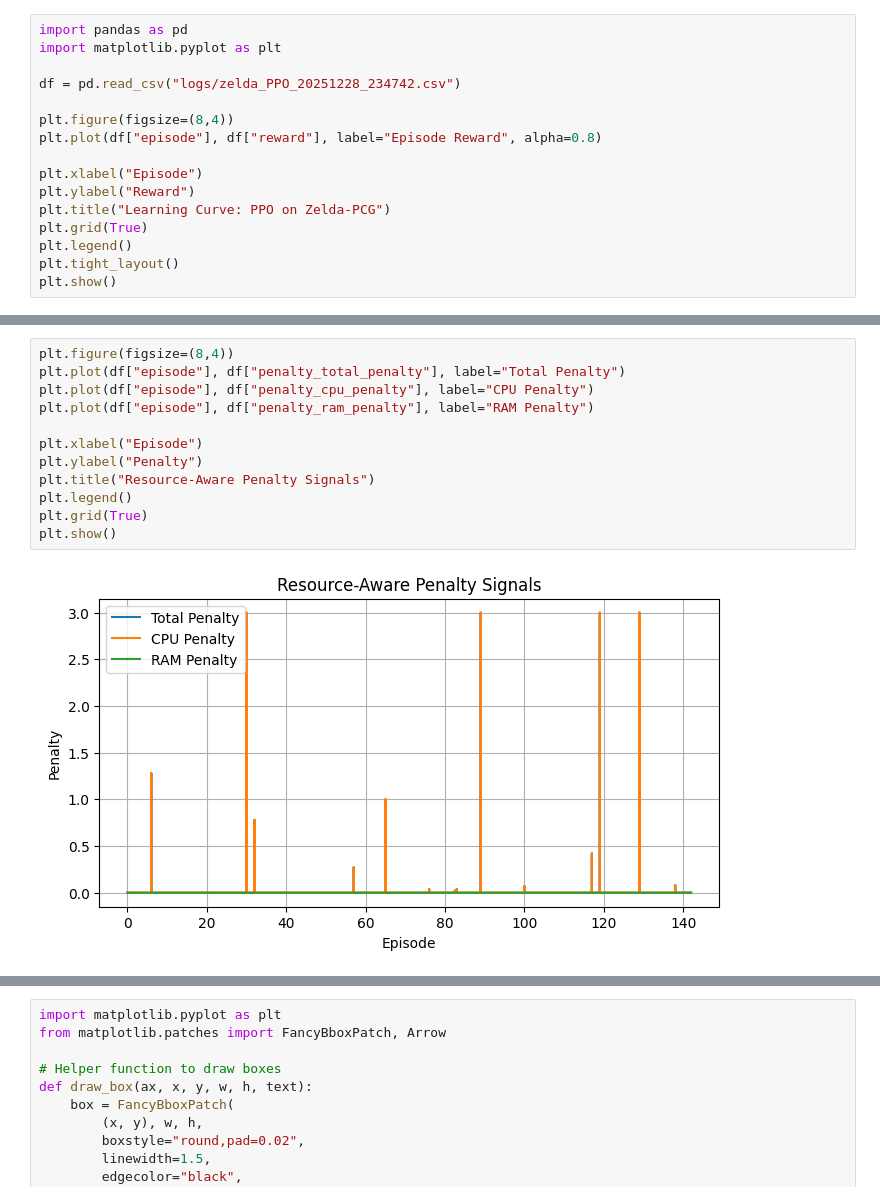
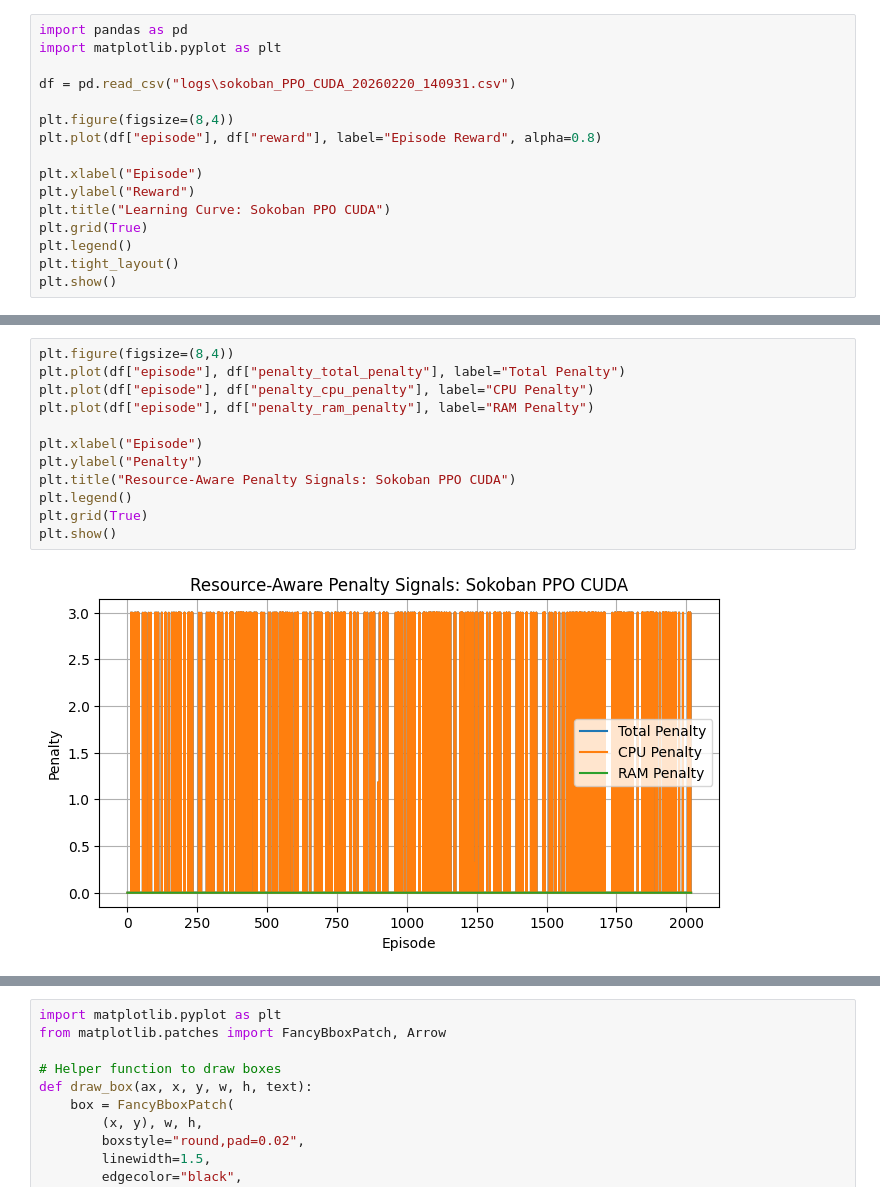
Before and after one commit to Red1-Rahman/RAPCG-MetaRL, a Jupyter notebook: graph.ipynb, the cells around one changed output, grey strips where cells are left out. Saved outputs shown, nothing was run; the diff lists cells and outputs as text.

```diff
--- a/graph.ipynb
+++ b/graph.ipynb
@@ -14,14 +14,14 @@ Index(['episode', 'step', 'reward', 'timestamp', 'cpu_percent', 'ram_percent',
 import pandas as pd
 import matplotlib.pyplot as plt
 
-df = pd.read_csv("logs/zelda_PPO_20251228_234742.csv")
+df = pd.read_csv("logs\sokoban_PPO_CUDA_20260220_140931.csv")
 
 plt.figure(figsize=(8,4))
 plt.plot(df["episode"], df["reward"], label="Episode Reward", alpha=0.8)
 
 plt.xlabel("Episode")
 plt.ylabel("Reward")
-plt.title("Learning Curve: PPO on Zelda-PCG")
+plt.title("Learning Curve: Sokoban PPO CUDA")
 plt.grid(True)
 plt.legend()
 plt.tight_layout()
@@ -60,17 +60,17 @@ plt.show()
 # %%
 plt.figure(figsize=(8,4))
 plt.plot(df["episode"], df["penalty_total_penalty"], label="Total Penalty")
 plt.plot(df["episode"], df["penalty_cpu_penalty"], label="CPU Penalty")
 plt.plot(df["episode"], df["penalty_ram_penalty"], label="RAM Penalty")
 
 plt.xlabel("Episode")
 plt.ylabel("Penalty")
-plt.title("Resource-Aware Penalty Signals")
+plt.title("Resource-Aware Penalty Signals: Sokoban PPO CUDA")
 plt.legend()
 plt.grid(True)
 plt.show()
 # %% [output]
-[figure, old version]
+[figure, new version]
 # %%
 plt.figure(figsize=(8,4))
 plt.plot(df["episode"], df["gpu_mem_used_mb"], label="GPU Memory Used (MB)")
```
Also changed, not shown: parts of 5 cells of this notebook.
